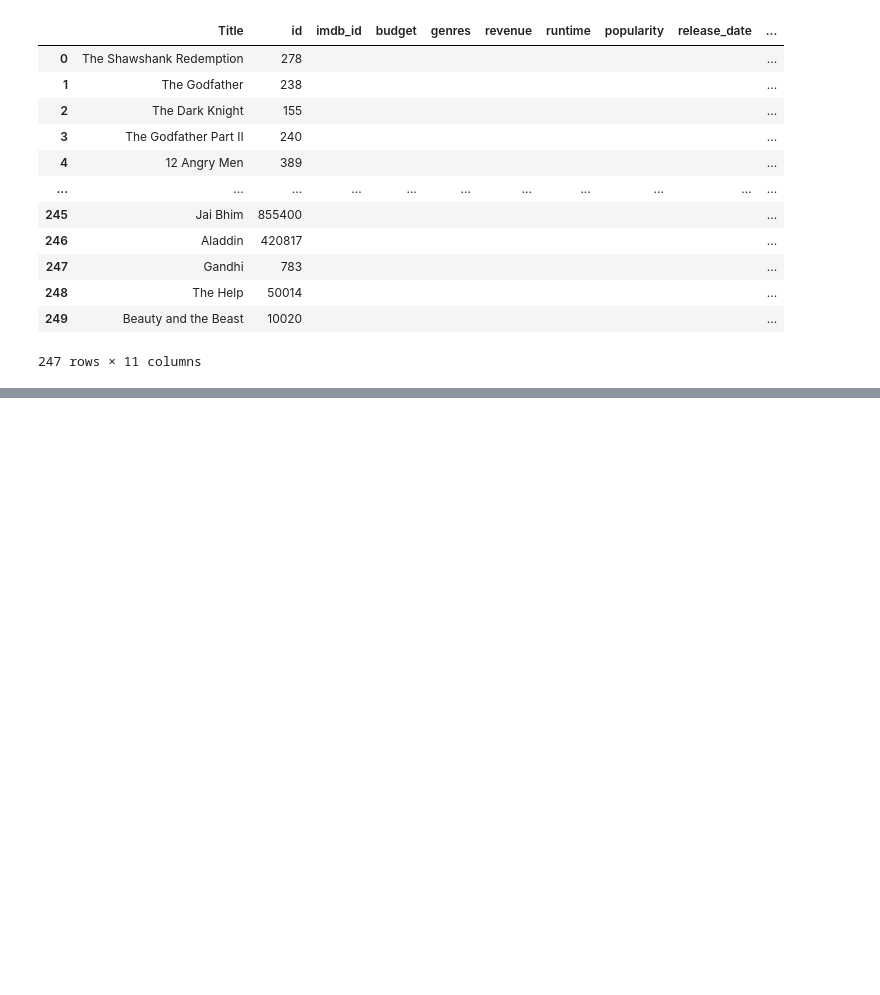
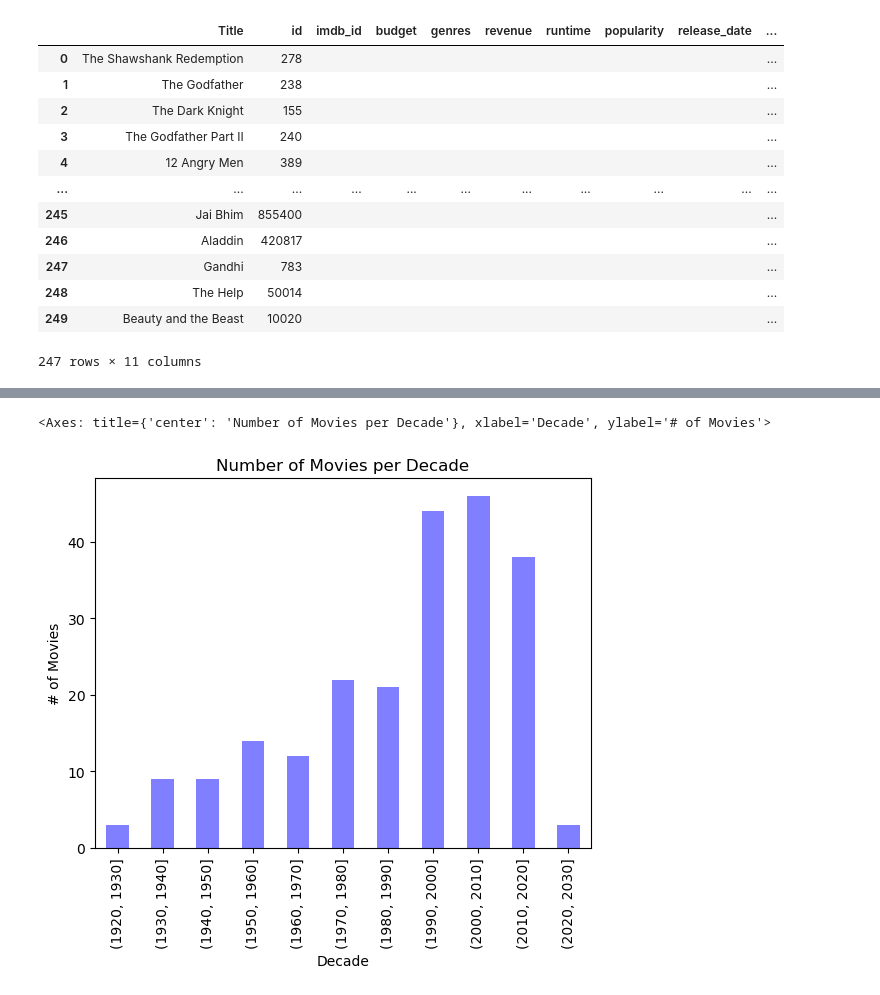
Before and after one commit to Mitajoshi/BC-Project-1, a Jupyter notebook: movie_analysis.ipynb, the cells around one changed output, grey strips where cells are left out. Saved outputs shown, nothing was run; the diff lists cells and outputs as text; code cells hidden in the pictures; blank space fills up the shorter version.

```diff
--- a/movie_analysis.ipynb
+++ b/movie_analysis.ipynb
@@ -269,0 +271,5 @@ Name: count, dtype: int64
+# %%
+# View if a movie had 0 budget or not (true/false)
+no_revenue = movie_list["revenue"]==0
+# Drop all movies that do not have budget information (0)
+movie_list=movie_list[~no_revenue]
@@ -269,0 +296,4 @@ Name: count, dtype: int64
+# %%
+# Add new columns to store omdb data into current dataframe
+movie_list[["imdb_rating", "imdb_votes"]] = ""
+movie_list.sample(5)
@@ -269,0 +356,19 @@ Name: count, dtype: int64
+# %%
+# OMDB API Call
+# url = "http://www.omdbapi.com/?i="
+# api_key_url = "&apikey=" + omdb_api_key
+# response = requests.get(url + {search_id} + api_key_url).json()
+# print(json.dumps(response, indent=4, sort_keys=True))
+
+
+for index, row in movie_list.iterrows():
+    try:
+        imdb_id=movie_list["imdb_id"][index]
+        base_url_ById = "http://www.omdbapi.com/?i="
+        build_url_ById=f"{base_url_ById}{imdb_id}&apikey={omdb_api_key}"
+        url_byid_response=requests.get(build_url_ById).json()
+        movie_list.loc[index, "imdb_rating"] = url_byid_response['imdbRating']
+        movie_list.loc[index, "imdb_votes"] = url_byid_response['imdbVotes']
+    except:
+        movie_list.loc[index, "imdb_rating"] = np.nan
+        movie_list.loc[index, "imdb_votes"] = np.nan
@@ -269,0 +406,8 @@ Name: count, dtype: int64
+# %%
+# Define bins
+bins = [1920, 1930, 1940, 1950, 1960, 1970, 1980, 1990, 2000, 2010, 2020, 2030]
+
+# Cut the data into custom intervals
+movie_list["decade"] = pd.cut(movie_list["Year"], bins=bins)
+
+movie_list.sample(5)
@@ -269,0 +421,12 @@ Name: count, dtype: int64
+# %%
+# Create a bar chart based on the data
+
+# x_axis = np.arange(movie_list["decade"].unique)
+y_axis = movie_list.groupby("decade").count()["Title"]
+y_axis.plot(kind="bar", color="blue", alpha=.5, title="Number of Movies per Decade", xlabel="Decade",
+            ylabel="# of Movies")
+# plt.plot(movie_list["decade"], movie_list["runtime"], kind="bar", color="red")
+# plt.show()
+# %% [output]
+<Axes: title={'center': 'Number of Movies per Decade'}, xlabel='Decade', ylabel='# of Movies'>
+[figure, added]
```
Also changed, not shown: parts of 49 cells of this notebook.
